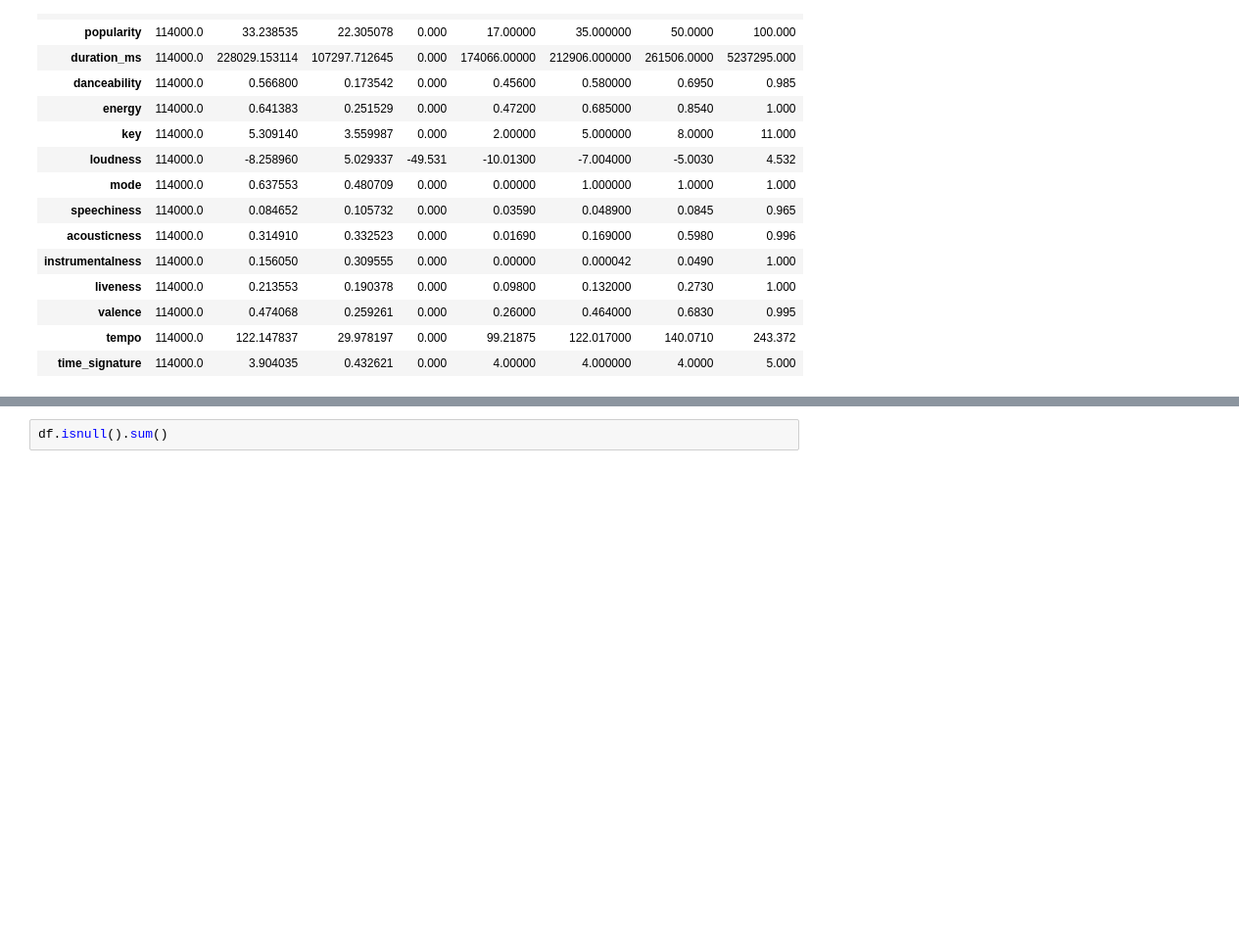
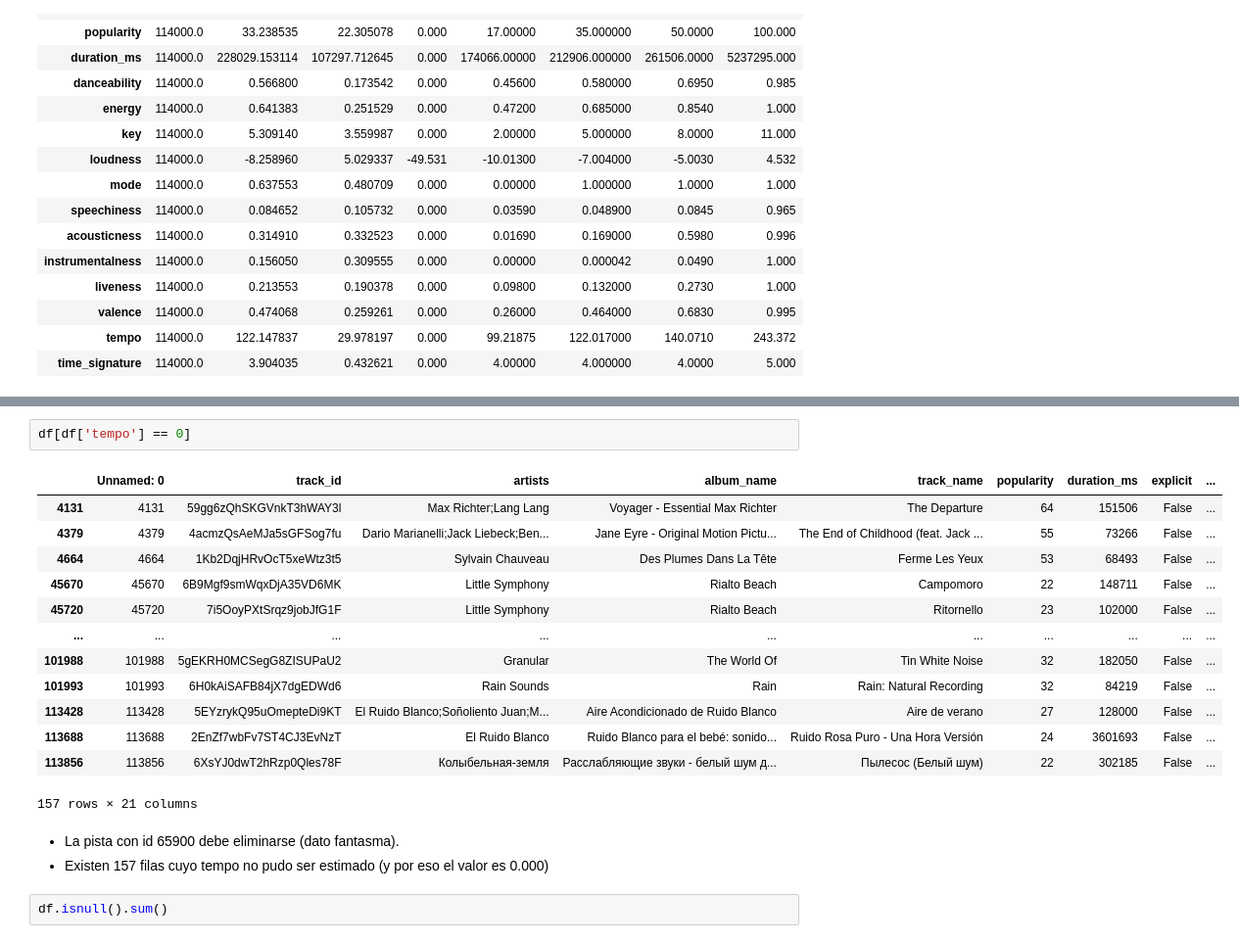
Before and after one commit to ArthurMartinezUcu/Ucu_diploma_python, a Jupyter notebook: notebooks/notebook.ipynb, the cells around one changed output, grey strips where cells are left out. Shown at 98% size. Cells and saved outputs as stored; diff of their text form; blank space fills up the shorter version.

```diff
--- a/notebooks/notebook.ipynb
+++ b/notebooks/notebook.ipynb
@@ -127,3 +135,22 @@ df.describe().T
+# %%
+df[df['tempo'] == 0]
+# %% [output]
+|  | Unnamed: 0 | track_id | artists | album_name | track_name | popularity | duration_ms | explicit | ... |
+| 4131 | 4131 | 59gg6zQhSKGVnkT3hWAY3l | Max Richter;Lang Lang | Voyager - Essential Max Richter | The Departure | 64 | 151506 | False | ... |
+| 4379 | 4379 | 4acmzQsAeMJa5sGFSog7fu | Dario Marianelli;Jack Liebeck;Ben... | Jane Eyre - Original Motion Pictu... | The End of Childhood (feat. Jack ... | 55 | 73266 | False | ... |
+| 4664 | 4664 | 1Kb2DqjHRvOcT5xeWtz3t5 | Sylvain Chauveau | Des Plumes Dans La Tête | Ferme Les Yeux | 53 | 68493 | False | ... |
+| 45670 | 45670 | 6B9Mgf9smWqxDjA35VD6MK | Little Symphony | Rialto Beach | Campomoro | 22 | 148711 | False | ... |
+| 45720 | 45720 | 7i5OoyPXtSrqz9jobJfG1F | Little Symphony | Rialto Beach | Ritornello | 23 | 102000 | False | ... |
+| ... | ... | ... | ... | ... | ... | ... | ... | ... | ... |
+| 101988 | 101988 | 5gEKRH0MCSegG8ZISUPaU2 | Granular | The World Of | Tin White Noise | 32 | 182050 | False | ... |
+| 101993 | 101993 | 6H0kAiSAFB84jX7dgEDWd6 | Rain Sounds | Rain | Rain: Natural Recording | 32 | 84219 | False | ... |
+| 113428 | 113428 | 5EYzrykQ95uOmepteDi9KT | El Ruido Blanco;Soñoliento Juan;M... | Aire Acondicionado de Ruido Blanco | Aire de verano | 27 | 128000 | False | ... |
+| 113688 | 113688 | 2EnZf7wbFv7ST4CJ3EvNzT | El Ruido Blanco | Ruido Blanco para el bebé: sonido... | Ruido Rosa Puro - Una Hora Versión | 24 | 3601693 | False | ... |
+| 113856 | 113856 | 6XsYJ0dwT2hRzp0Qles78F | Колыбельная-земля | Расслабляющие звуки - белый шум д... | Пылесос (Белый шум) | 22 | 302185 | False | ... |
+157 rows × 21 columns
+# %% [markdown]
+* La pista con id 65900 debe eliminarse (dato fantasma).
+* Existen 157 filas cuyo tempo no pudo ser estimado (y por eso el valor es 0.000)
 # %%
 df.isnull().sum()
 # %% [output]
```
Also changed, not shown: parts of 2 cells of this notebook.
